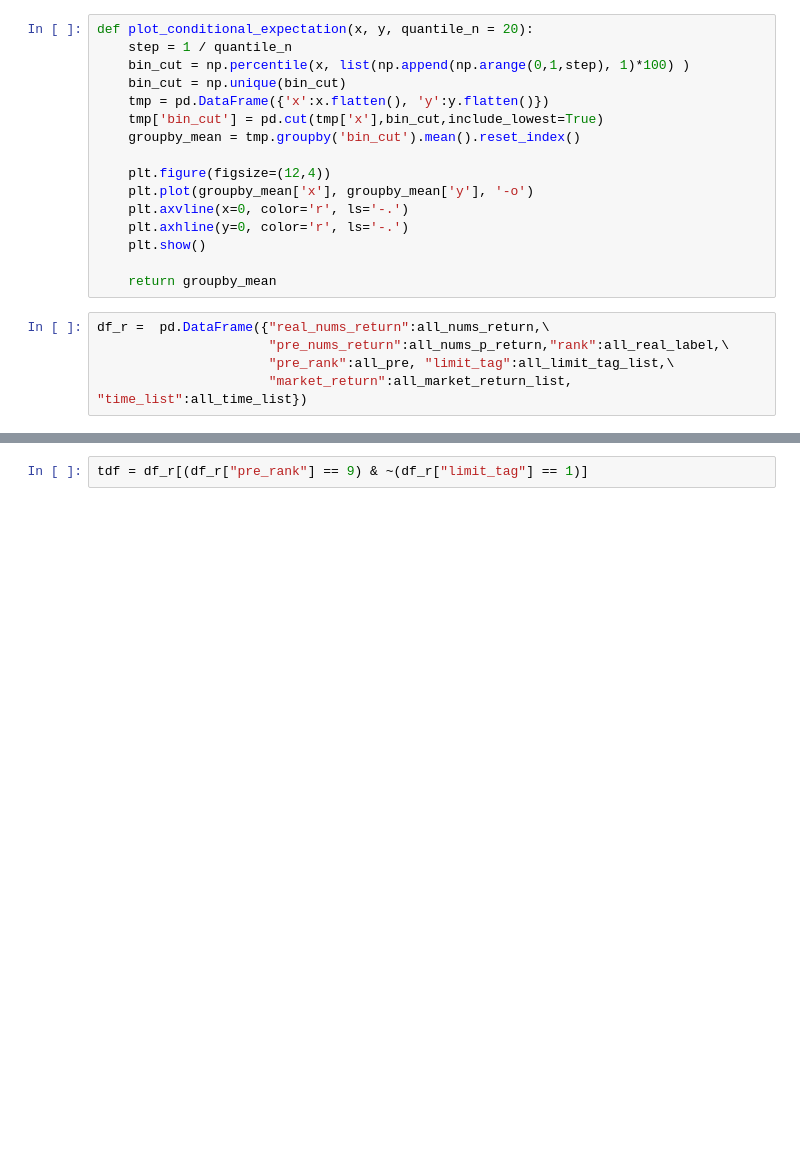
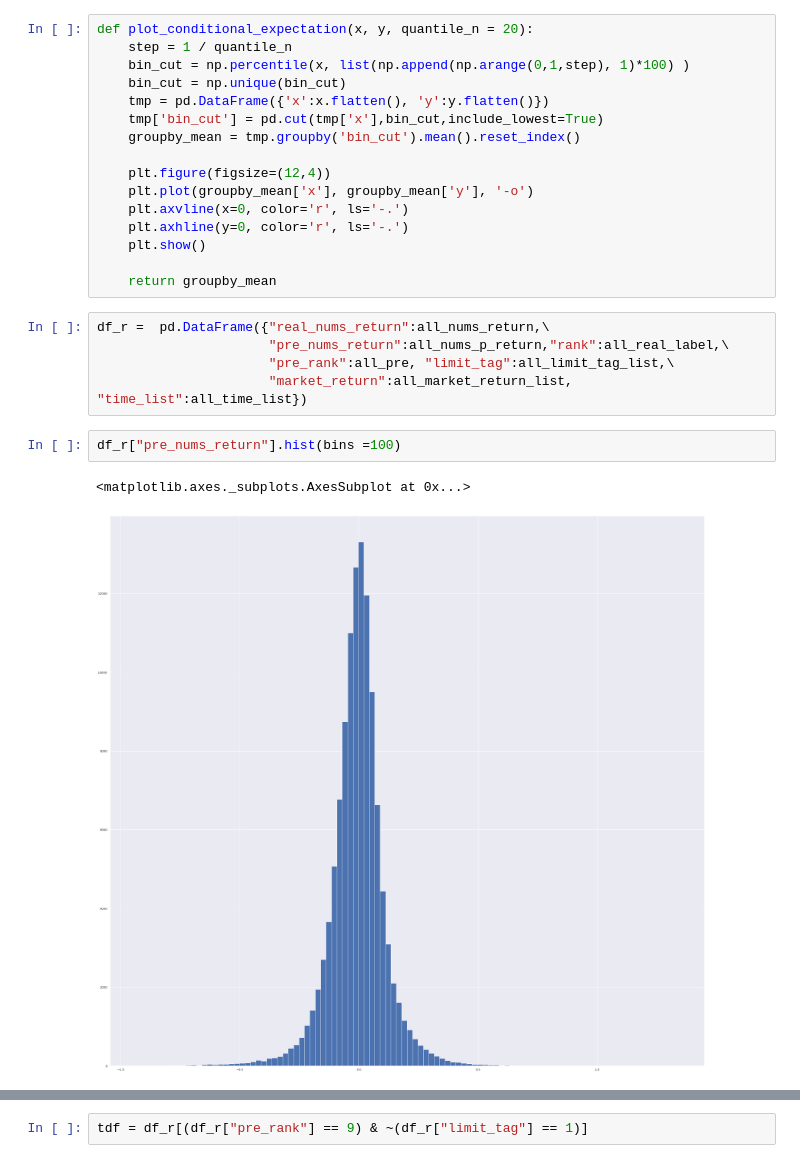
Before and after one commit to 1900sala/boosting, a Jupyter notebook: train1.ipynb, the cells around one changed output, grey strips where cells are left out. Cells and saved outputs as stored; diff of their text form; blank space fills up the shorter version.

```diff
--- a/train1.ipynb
+++ b/train1.ipynb
@@ -205,6 +189,11 @@ df_r =  pd.DataFrame({"real_nums_return":all_nums_return,\
                       "pre_nums_return":all_nums_p_return,"rank":all_real_label,\
                       "pre_rank":all_pre, "limit_tag":all_limit_tag_list,\
                       "market_return":all_market_return_list, "time_list":all_time_list})
+# %%
+df_r["pre_nums_return"].hist(bins =100)
+# %% [output]
+<matplotlib.axes._subplots.AxesSubplot at 0x...>
+[figure, added]
 # %%
 plot_conditional_expectation(np.array(df_r["pre_nums_return"]), np.array(df_r["real_nums_return"]))
 # %% [output]
```
Also changed, not shown: parts of 33 cells of this notebook, 5 other files.
